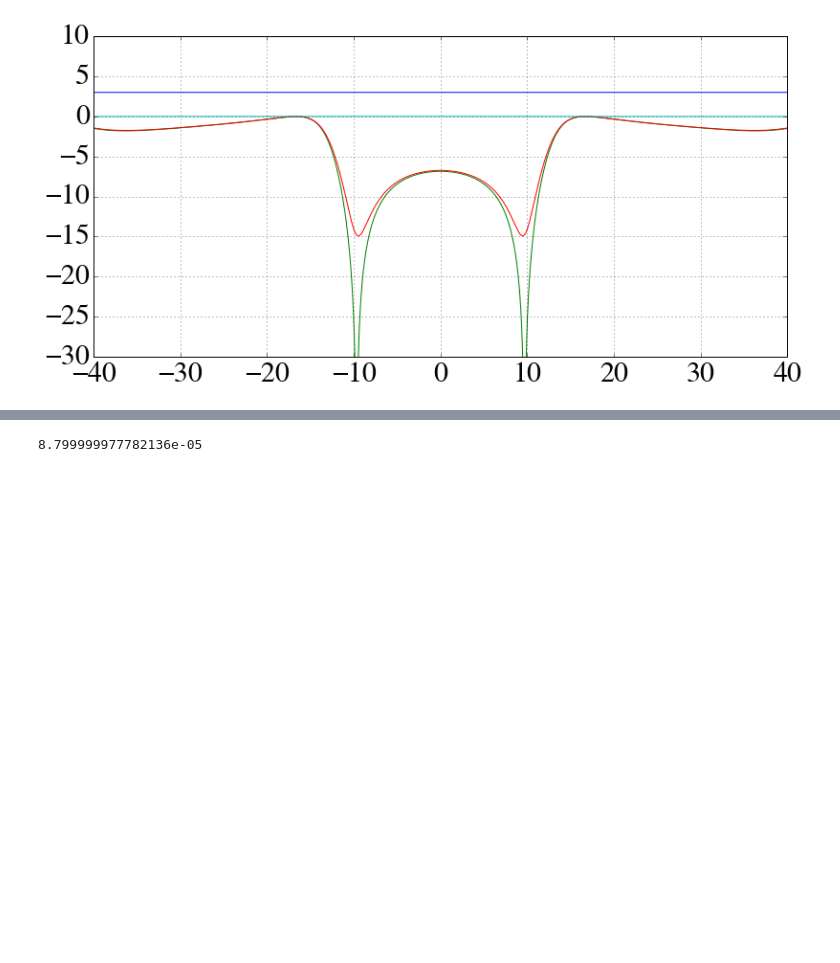
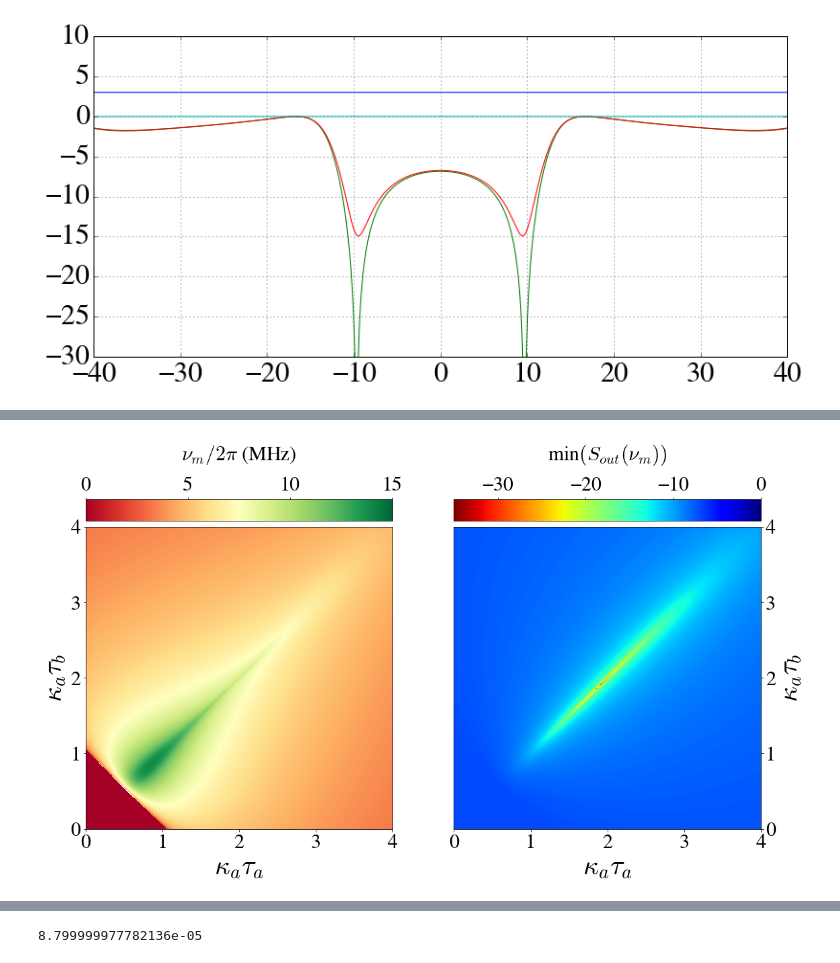
Before and after one commit to nemetniki/General-linear-model, a Jupyter notebook: NDPApaper_figures.ipynb, the cells around one changed output, grey strips where cells are left out. Drawn from its saved outputs; the diff is of its cells as text; code cells hidden in the pictures; blank space fills up the shorter version.

```diff
--- a/NDPApaper_figures.ipynb
+++ b/NDPApaper_figures.ipynb
@@ -405,8 +405,8 @@ plt.show()
 [figure]
 # %%
 #Generates a plot which determines the frequency of maximal two-mode squeezing with its value for different time-delays (3D)
-#%matplotlib inline
-%matplotlib notebook
+%matplotlib inline
+#%matplotlib notebook
 
 from pylab import *
 import numpy as np
@@ -439,8 +439,8 @@ collab = ['blue','orange','green','pink','brown']
 fsfont = {'fontname':'FreeSerif'}
 
 nu = np.linspace(0,60,10000)*2*np.pi
-ta = np.linspace(0,4,10)
-tb = np.linspace(0,4,10)
+ta = np.linspace(0,4,601)
+tb = np.linspace(0,4,601)
 Smin = np.zeros((len(ta),len(tb)))
 nus = np.zeros((len(ta),len(tb)))
 tam,tbm = np.meshgrid(ta,tb)
@@ -461,49 +461,73 @@ Lstarty =[0,0,4,4]
 Lendy=[0,4,4,0]
 
 #Sminm = griddata((ta, tb), Smin, (ta[None,:], tb[:,None]), method='cubic')
-fig = plt.figure(figsize=(15,11))
-ax = fig.add_subplot(1, 1, 1, projection='3d')
+#fig = plt.figure(figsize=(15,11))
+#ax = fig.add_subplot(1, 1, 1, projection='3d')
+fig = plt.figure(figsize=(18,9))
+#ax = fig.add_subplot(1, 1, 1, projection='3d')
+ax = fig.add_subplot(1, 2, 1)
+ax2 = fig.add_subplot(1, 2, 2)
 #ax = fig.add_subplot(1, 1, 1)
-p = ax.plot_surface(tam, tbm, nus, alpha=1.0,rstride=1, cstride=1, cmap=cm.RdYlGn, linewidth=0, antialiased=False)
+#p = ax.plot_surface(tam, tbm, nus, alpha=1.0,rstride=1, cstride=1, cmap=cm.RdYlGn, linewidth=0, antialiased=False)
+levels1 = np.linspace(0.0, 15.0, 5000)
+p = ax.contourf(tam, tbm, nus, alpha=1.0,levels=levels1,rstride=1, cstride=1, cmap=cm.RdYlGn, linewidth=0, antialiased=False)
+ax_divider = make_axes_locatable(ax)
+cax = ax_divider.append_axes("top", size="7%", pad="2%")
+
+cp = fig.colorbar(p, cax=cax,ticks=np.arange(0,31,5), orientation="horizontal")
+cax.xaxis.set_ticks_position("top")
+cp.ax.set_title('$\\nu_{m}/2\pi$ (MHz)\n', linespacing=2,**fsfont,fontsize=30)
+
 #face2 = mp3d.art3d.Poly3DCollection([mid], alpha=0.3, linewidth=3)
 #face2.set_facecolor((1, 1, 1, 0.3))
-for i in range(4):
-    ax.plot([Lstartx[i], Lendx[i]], [Lstarty[i],Lendy[i]],zs=[0,0],color="grey",lw=2)
+#for i in range(4):
+#    ax.plot([Lstartx[i], Lendx[i]], [Lstarty[i],Lendy[i]],zs=[0,0],color="grey",lw=2)
 #ax.add_collection3d(face2)
-ax.set_zlim(-10,15)
-ax.set_xlim(0,4)
-ax.set_ylim(0,4)
-labels = [0, 1, 2, 3, 4]
-ax.set_yticklabels(labels,rotation=0,
-                   verticalalignment='baseline',
-                   horizontalalignment='right')
-ax.set_zticks([0., 2.,4.,6.,8.,10])
-ax.set_xticklabels(labels,rotation=0,
-                   verticalalignment='top',
-                   horizontalalignment='left')
+#ax.set_zlim(-10,15)
+#ax.set_xlim(0,4)
+#ax.set_ylim(0,4)
+#labels = [0, 1, 2, 3, 4]
+#ax.set_yticklabels(labels,rotation=0,
+#                   verticalalignment='baseline',
+#                   horizontalalignment='right')
+#ax.set_zticks([0., 2.,4.,6.,8.,10])
+#ax.set_xticklabels(labels,rotation=0,
+#                   verticalalignment='top',
+#                   horizontalalignment='left')
 
-ax.tick_params(axis='x', which='major', pad=0)
-ax.tick_params(axis='y', which='major', pad=5)
-ax.tick_params(axis='z', which='major', pad=10)
-ax.w_zaxis.set_pane_color((1.0, 1.0, 1.0))
-ax.w_xaxis.set_pane_color((1.0, 1.0, 1.0))
-ax.w_yaxis.set_pane_color((1.0, 1.0, 1.0))
-levels = np.arange(-30.0, 0, 1.0)
+#ax.tick_params(axis='x', which='major', pad=0)
+#ax.tick_params(axis='y', which='major', pad=5)
+#ax.tick_params(axis='z', which='major', pad=10)
+#ax.w_zaxis.set_pane_color((1.0, 1.0, 1.0))
+#ax.w_xaxis.set_pane_color((1.0, 1.0, 1.0))
+#ax.w_yaxis.set_pane_color((1.0, 1.0, 1.0))
+#levels = np.arange(-30.0, 0, 1.0)
 #ax.invert_xaxis()
 #ax.invert_yaxis()
 #ax.set_xticks([4., 3., 2., 1., 0.])
 #ax.set_yticks([4., 3., 2., 1., 0.])
-ax.set_zticks([0., 5., 10., 15.])
+#ax.set_zticks([0., 5., 10., 15.])
 #ax.view_init(elev=20., azim=-75)
-ax.view_init(elev=20., azim=-110)
-cset = ax.contour(tam, tbm, Smin,levels=levels, zdir='z', offset=-10.5, cmap=cm.jet_r)
+#ax.view_init(elev=20., azim=-110)
+#cset = ax.contour(tam, tbm, Smin,levels=levels, zdir='z', offset=-10.5, cmap=cm.jet_r)
+levels = np.linspace(-35.0, 0, 2000)
+cset = ax2.contourf(tam, tbm, Smin,levels=levels, zdir='z', offset=-10.5, cmap=cm.jet_r)
 #cset = ax.contour(tam, tbm, Smin,levels=levels,  cmap=cm.RdYlGn)
-cb = fig.colorbar(cset, shrink=0.6)
-cb.ax.set_title('min$(S_{out}(\\nu_{m}))$\n', linespacing=1,**fsfont,fontsize=30)
-ax.set_xlabel('\n$\kappa_a\\tau_a$',fontsize = 40,**fsfont,linespacing=1.5)
-ax.set_ylabel('\n$\kappa_a\\tau_b$',fontsize = 40,**fsfont,linespacing=1.5)
+#cb = fig.colorbar(cset, shrink=0.6)
+ax2_divider = make_axes_locatable(ax2)
+cax2 = ax2_divider.append_axes("top", size="7%", pad="2%")
+
+cb = fig.colorbar(cset, cax=cax2, ticks=np.arange(-30,1,10), orientation="horizontal")
+cax2.xaxis.set_ticks_position("top")
+cb.ax.set_title('min$(S_{out}(\\nu_{m}))$\n', linespacing=2,**fsfont,fontsize=30)
+ax.set_xlabel('$\kappa_a\\tau_a$',fontsize = 40,**fsfont,linespacing=1.5)
+ax.set_ylabel('$\kappa_a\\tau_b$',fontsize = 40,**fsfont,linespacing=1.5)
+ax2.set_xlabel('$\kappa_a\\tau_a$',fontsize = 40,**fsfont,linespacing=1.5)
+ax2.set_ylabel('$\kappa_a\\tau_b$',fontsize = 40,**fsfont,linespacing=1.5)
+ax2.yaxis.tick_right()
+ax2.yaxis.set_label_position("right")
 #ax.zaxis.set_rotate_label(False)
-ax.set_zlabel('\n$\\nu_{m}/2\pi$ (MHz)',fontsize = 40,**fsfont,linespacing=1.5, rotation=270)
+#ax.set_zlabel('\n$\\nu_{m}/2\pi$ (MHz)',fontsize = 40,**fsfont,linespacing=1.5, rotation=270)
 #ax.xticks(fontsize = 35,**fsfont)
 #ax.yticks(fontsize = 35,**fsfont)
 plt.show()
@@ -518,0 +541 @@ print("Elapsed time: %d:%d:%d:%d" % (durd,durh,durm,durs))
+[figure, added]
```
Also changed, not shown: parts of 12 cells of this notebook, 1 other file.
